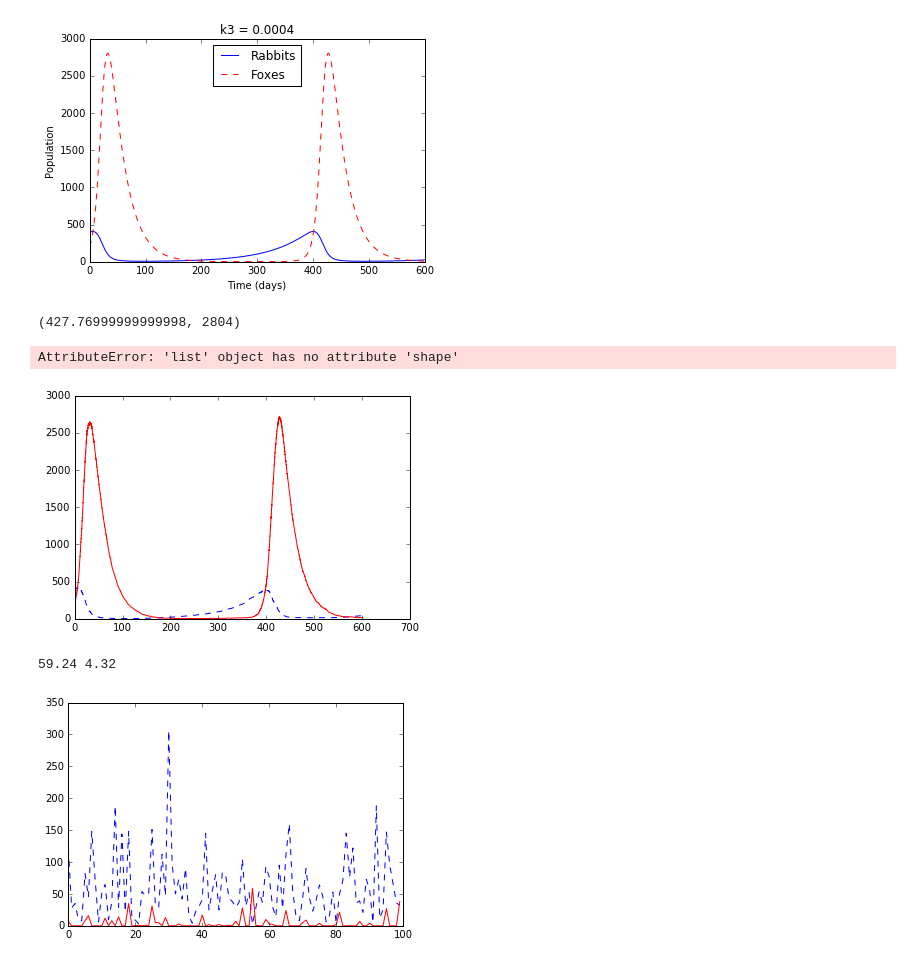
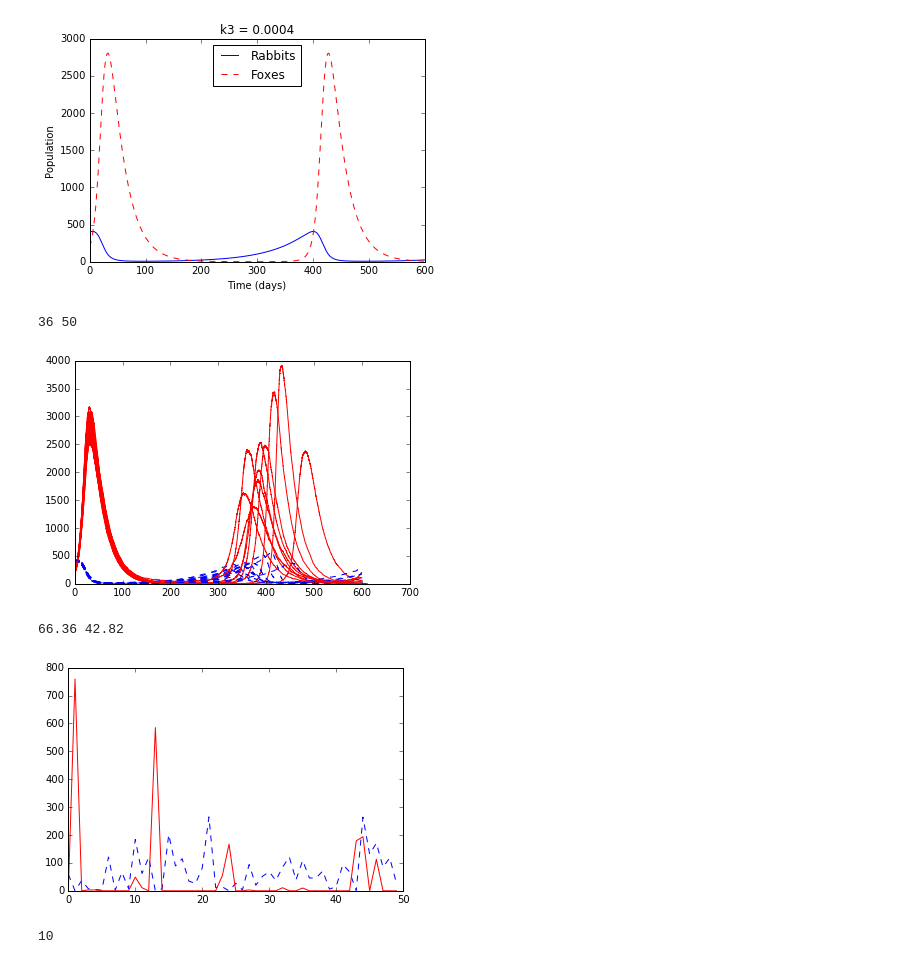
Before and after one commit to awolek/rabbits-and-foxes-jtr5395, a Jupyter notebook: rabbits-and-foxes.ipynb, the cells around one changed output. Drawn from its saved outputs; the diff is of its cells as text; code cells hidden in the pictures.

Commit message:
Fixed second_max function
Still having uissues where algorithm is not recording ~10% of peaks for
some reason

 Please enter the commit message lines starting

```diff
--- a/rabbits-and-foxes.ipynb
+++ b/rabbits-and-foxes.ipynb
@@ -162,14 +162,11 @@ def second_max(Time, Var):
 # Returns the second maximum of the given 1-D Array (as an int) and the corresponding time (as a float)
 # This function only works if the second peak is in the second half of the data set by itself
 
-    x, y = np.split(Var,2) # Splits the given array in two
+    x = Var[:int(np.floor(len(Var)/2))]
+    y = Var[int(np.ceil(len(Var)/2)):] # Splits the given array in two
     index = np.argmax(y)+(len(x)-1) # gives the index of the maximum value with respect to original array
 
     return ((round(Time[index], 2)), int(round(Var[index]))) # round function added because int is floor
-
-second_max(t, populations[:,1])
-# %% [output]
-(427.76999999999998, 2804)
 # %%
 # Set initial conditions
 Ri = 400
@@ -178,7 +175,7 @@ Rf = []
 Ff = []
 ProbFDeath = 0
 FPeak2 = []
-trials = 100
+trials = 50
 
 #define rates
 k1 = .015  # 1/days
@@ -223,41 +220,45 @@ for i in range(trials):
         elif val < r2:
             # Rabbit is killed by a fox
             R.append(R[-1] - 1)
             F.append(F[-1])
             t.append(t[-1] + 1/Q * np.log(1/np.random.rand()))
 
         elif val < r3:
             # Fox is born
             F.append(F[-1] + 1)
             R.append(R[-1])
             t.append(t[-1] + 1/Q * np.log(1/np.random.rand()))
 
         elif val < Q:
             # Fox dies
             F.append(F[-1] - 1)
             R.append(R[-1])
             t.append(t[-1] + 1/Q * np.log(1/np.random.rand()))
 
         else:
             print("Error in while loop")
             break
 
     Rf.append(R[-1])
     Ff.append(F[-1])
     plt.plot(t,R, 'b--')
     plt.plot(t,F, 'r')
 
     if FDead == False and RDead == False:
-        FPeak2.append(second_max(t, F))
+        FPeak2.append(second_max(t, np.array(F)))
 
-ProbFDeath/trials
+print(ProbFDeath,trials)
 # %% [output]
-AttributeError: 'list' object has no attribute 'shape'
+36 50
-[figure, old version]
+[figure, new version]
 # %%
 plt.plot(Rf, 'b--', label='Rabbits')
 plt.plot(Ff, 'r', label='Foxes')
 print(np.mean(Rf), np.mean(Ff))
 # %% [output]
-59.24 4.32
+66.36 42.82
-[figure, old version]
+[figure, new version]
+# %%
+len(FPeak2)
+# %% [output]
+10
```
